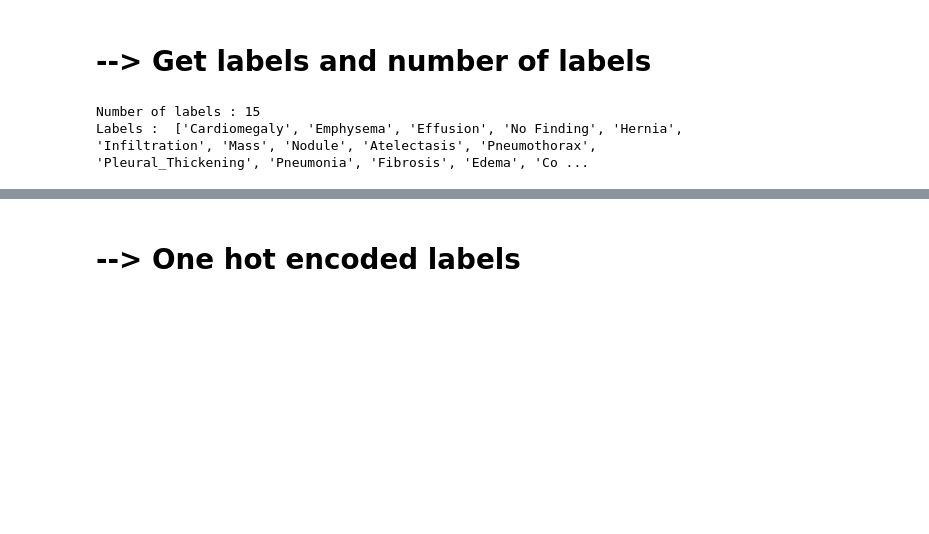
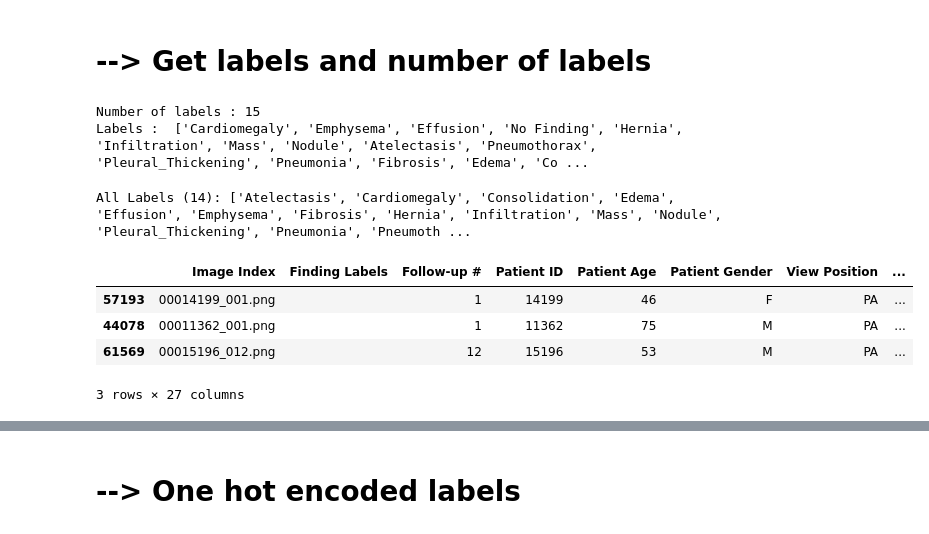
Before and after one commit to hanzopgp/HeartAttackPrediction, a Jupyter notebook: notebooks/cnn-x-mlp/chest-x-rays-classifi.ipynb, the cells around one changed output, grey strips where cells are left out. Saved outputs shown, nothing was run; the diff lists cells and outputs as text; code cells hidden in the pictures; blank space fills up the shorter version.

```diff
--- a/notebooks/cnn-x-mlp/chest-x-rays-classifi.ipynb
+++ b/notebooks/cnn-x-mlp/chest-x-rays-classifi.ipynb
@@ -75,3 +95,20 @@ print("Labels : ", LABELS)
 # %% [output]
 Number of labels : 15
 Labels :  ['Cardiomegaly', 'Emphysema', 'Effusion', 'No Finding', 'Hernia', 'Infiltration', 'Mass', 'Nodule', 'Atelectasis', 'Pneumothorax', 'Pleural_Thickening', 'Pneumonia', 'Fibrosis', 'Edema', 'Co ...
+# %%
+data_entry_df["Finding Labels"] = data_entry_df["Finding Labels"].map(lambda x: x.replace("No Finding", ""))
+from itertools import chain
+all_labels = np.unique(list(chain(*data_entry_df["Finding Labels"].map(lambda x: x.split("|")).tolist())))
+all_labels = [x for x in all_labels if len(x)>0]
+print("All Labels ({}): {}".format(len(all_labels), all_labels))
+for c_label in all_labels:
+    if len(c_label)>1: # leave out empty labels
+        data_entry_df[c_label] = data_entry_df["Finding Labels"].map(lambda finding: 1.0 if c_label in finding else 0)
+data_entry_df.sample(3)
+# %% [output]
+All Labels (14): ['Atelectasis', 'Cardiomegaly', 'Consolidation', 'Edema', 'Effusion', 'Emphysema', 'Fibrosis', 'Hernia', 'Infiltration', 'Mass', 'Nodule', 'Pleural_Thickening', 'Pneumonia', 'Pneumoth ...
+|  | Image Index | Finding Labels | Follow-up # | Patient ID | Patient Age | Patient Gender | View Position | ... |
+| 57193 | 00014199_001.png |  | 1 | 14199 | 46 | F | PA | ... |
+| 44078 | 00011362_001.png |  | 1 | 11362 | 75 | M | PA | ... |
+| 61569 | 00015196_012.png |  | 12 | 15196 | 53 | M | PA | ... |
+3 rows × 27 columns
```
Also changed, not shown: parts of 21 cells of this notebook.
